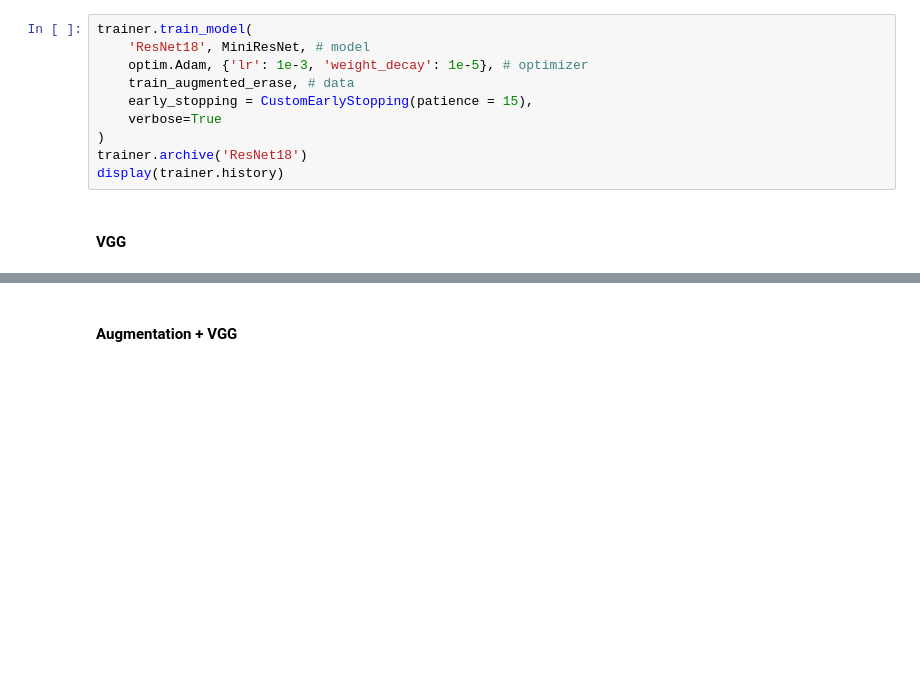
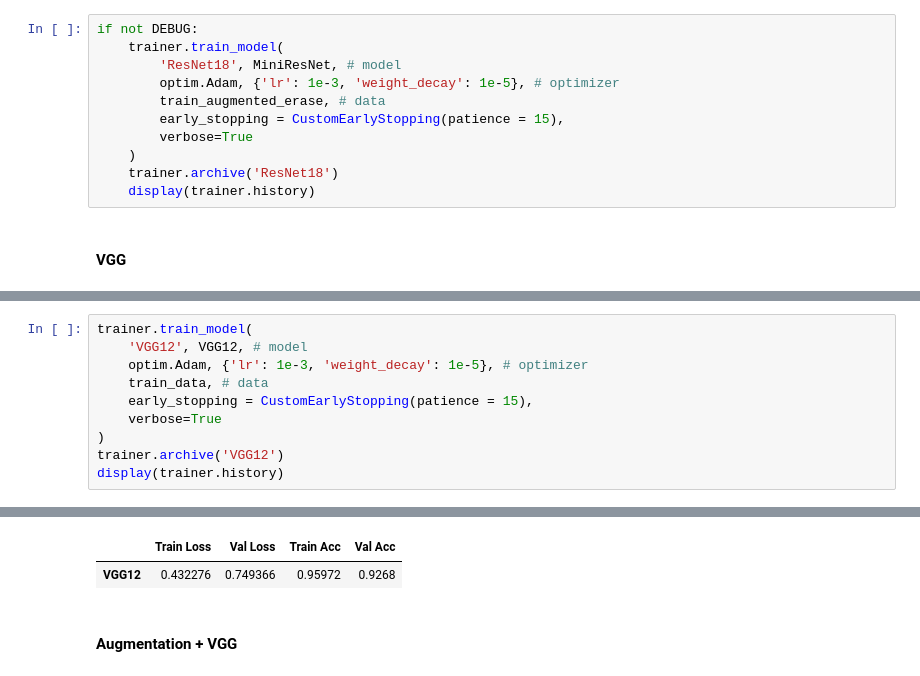
Before and after one commit to kenJPG/Fashion-MNIST, a Jupyter notebook: fashion_mnist.ipynb, the cells around one changed output, grey strips where cells are left out. Cells and saved outputs as stored; diff of their text form; blank space fills up the shorter version.

```diff
--- a/fashion_mnist.ipynb
+++ b/fashion_mnist.ipynb
@@ -1333,15 +1248,16 @@ display(trainer.history)
 # %% [markdown]
 #### Augmentation + ResNet18
 # %%
-trainer.train_model(
-	'ResNet18', MiniResNet, # model
-	optim.Adam, {'lr': 1e-3, 'weight_decay': 1e-5}, # optimizer
-	train_augmented_erase, # data
-	early_stopping = CustomEarlyStopping(patience = 15),
-	verbose=True
-)
-trainer.archive('ResNet18')
-display(trainer.history)
+if not DEBUG:
+	trainer.train_model(
+		'ResNet18', MiniResNet, # model
+		optim.Adam, {'lr': 1e-3, 'weight_decay': 1e-5}, # optimizer
+		train_augmented_erase, # data
+		early_stopping = CustomEarlyStopping(patience = 15),
+		verbose=True
+	)
+	trainer.archive('ResNet18')
+	display(trainer.history)
 # %% [markdown]
 
 #### VGG
@@ -1377,0 +1322,11 @@ class VGG12(nn.Module):
+# %%
+trainer.train_model(
+	'VGG12', VGG12, # model
+	optim.Adam, {'lr': 1e-3, 'weight_decay': 1e-5}, # optimizer
+	train_data, # data
+	early_stopping = CustomEarlyStopping(patience = 15),
+	verbose=True
+)
+trainer.archive('VGG12')
+display(trainer.history)
+# %% [output]
@@ -1378,3 +1350,5 @@ class VGG12(nn.Module):
+|  | Train Loss | Val Loss | Train Acc | Val Acc |
+| VGG12 | 0.432276 | 0.749366 | 0.95972 | 0.9268 |
 # %% [markdown]
 
 #### Augmentation + VGG
```
Also changed, not shown: parts of 14 cells of this notebook, 1 other file.
